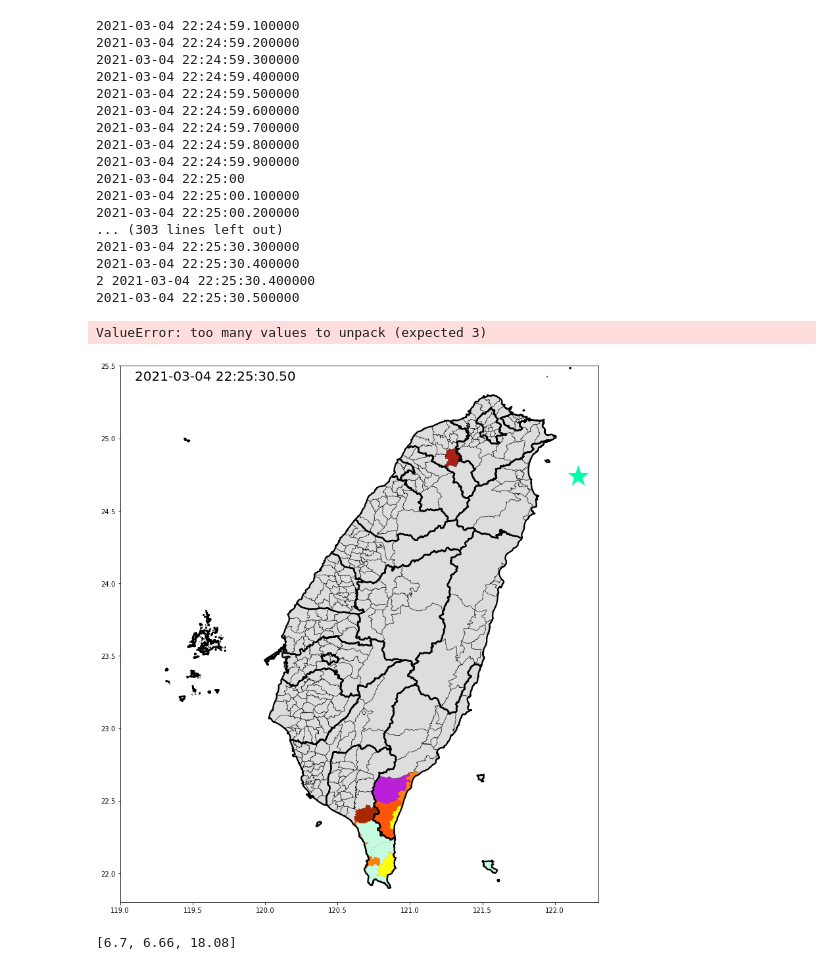
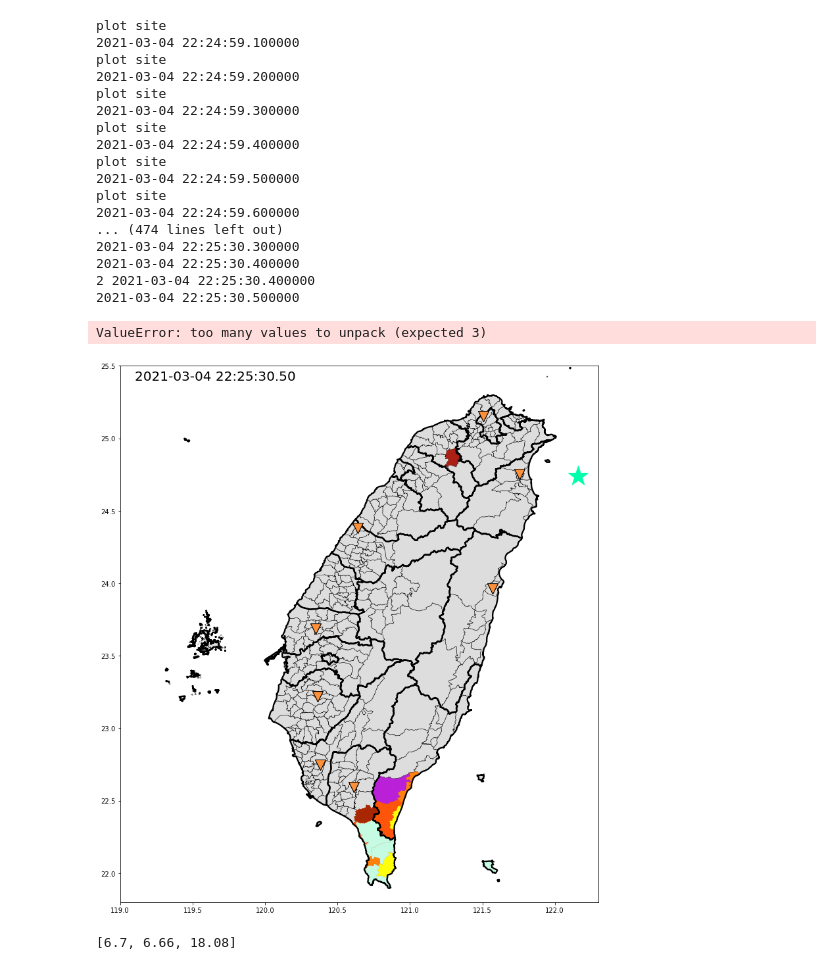
Before and after one commit to HONGLK/eqreplay, a Jupyter notebook: map_geopandas.ipynb, the cells around one changed output. Cells and saved outputs as stored; diff of their text form; code cells hidden in the pictures.

Commit message:
add sites and s wave.

```diff
--- a/map_geopandas.ipynb
+++ b/map_geopandas.ipynb
@@ -60,25 +92,6 @@ cmap, norm = matplotlib.colors.from_levels_and_colors(cLevel, color_map, extend=
 #cmap1 = LinearSegmentedColormap.from_list("my_colormap", color_map, N=9, gamma=1.0)
 
 
-#eq_data
-data = ld.load_data()
-frame_rate = 0.1 #
-p_radius = 0.095
-s_radius = 0.35
-
-#zero point
-origin_x = 119
-origin_y = 21.8
-delta_x = 3.3
-delta_y = 3.7
-
-t_size = 20 #text size
-
-cbw = 2.3 #county_boundary_width
-tbw = 0.5 #town_boundary_width
-z = 0
-
-
 #map init
 f, axes = plt.subplots(figsize=(15,15))
 county.boundary.plot(ax=axes, color="black", edgecolor="black",linewidth=cbw, zorder=2)  #draw counties
@@ -97,7 +110,7 @@ eq_center = gpd.GeoDataFrame(eq_center, geometry=gpd.points_from_xy(eq_center.Lo
 eq_center.plot(ax=axes, color="#00ffaa", marker="*", markersize=1000, zorder=3)
 op = 0 #temproary
 
-p_radius, s_radius, current_time = gen_gap_frame(axes, current_time, gap_list, frame_rate, axes.texts, p_radius, s_radius)
+p_radius, s_radius, current_time = gen_gap_frame(axes, current_time, site_times, site_geo, gap_list, frame_rate, axes.texts, p_radius, s_radius)
 
 print("1",current_time)
 for item in data:
@@ -108,14 +121,16 @@ for item in data:
     AreaDetail = []
     draw_area = gpd.GeoDataFrame()
     data_time = (datetime.strptime(date+" "+time, "%Y-%m-%d %H:%M:%S.%f"))
+    #print("dt= ")
 
     #if data_time - current_time >= timedelta(seconds=frame_rate):
     while current_time <= data_time:
+        #print(site_times)
         current_time += timedelta(seconds=frame_rate)
     print(current_time)
     current_time_str = current_time.strftime("%Y-%m-%d %H_%M_%S.%f")[:-4]
+
     #plotting key frame
-
     for Area in Areas:
         AreaDetail.append((Area["AreaCode"], Area["Source"], Area["PGA"], float(Area["Intensity"])))
 
@@ -124,42 +139,42 @@ for item in data:
     for i in range(len(data)):
         draw = town[town.TOWNCODE == data.loc[i, "AreaCode"]]
         draw = draw.assign(Intensity = data.loc[i, "Intensity"])
         draw_area = draw_area.append(draw)
 
     p_circle = plt.Circle((Lon, Lat), radius=p_radius, color="red", lw=2.0, fill=False)
     axes.add_patch(p_circle)
     s_circle = plt.Circle((Lon, Lat), radius=s_radius, color="red", lw=2.0, ls="--", fill=False)
     axes.add_patch(s_circle)
     draw_area.plot("Intensity", ax=axes, cmap=cmap, norm=norm)
     axes.texts[-1].set_text(current_time_str.replace("_",":"))
     axes.figure.savefig(current_time_str+".png")#str(current_time).replace(":", "_")+".png")
 
     p_circle.remove()
     s_circle.remove()
     op += 1
 
-    p_radius, s_radius, current_time = gen_gap_frame(axes, current_time, gap_list, frame_rate, axes.texts, p_radius, s_radius)
+    p_radius, s_radius, current_time = gen_gap_frame(axes, current_time, site_times, site_geo, gap_list, frame_rate, axes.texts, p_radius, s_radius)
     print("2",current_time)
 # %% [output]
+plot site
 2021-03-04 22:24:59.100000
+plot site
 2021-03-04 22:24:59.200000
+plot site
 2021-03-04 22:24:59.300000
+plot site
 2021-03-04 22:24:59.400000
+plot site
 2021-03-04 22:24:59.500000
+plot site
 2021-03-04 22:24:59.600000
-2021-03-04 22:24:59.700000
-2021-03-04 22:24:59.800000
-2021-03-04 22:24:59.900000
-2021-03-04 22:25:00
-2021-03-04 22:25:00.100000
-2021-03-04 22:25:00.200000
-... (303 lines left out)
+... (474 lines left out)
 2021-03-04 22:25:30.300000
 2021-03-04 22:25:30.400000
 2 2021-03-04 22:25:30.400000
 2021-03-04 22:25:30.500000
 ValueError: too many values to unpack (expected 3)
-[figure, old version]
+[figure, new version]
 # %%
 def gen_gap_list(data, cwb_origin_time):
     gap_list = []
```
Also changed, not shown: parts of 7 cells of this notebook, 3 other files.
